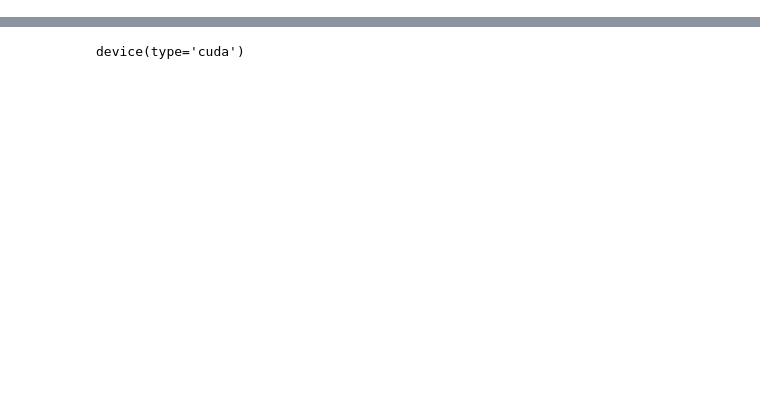
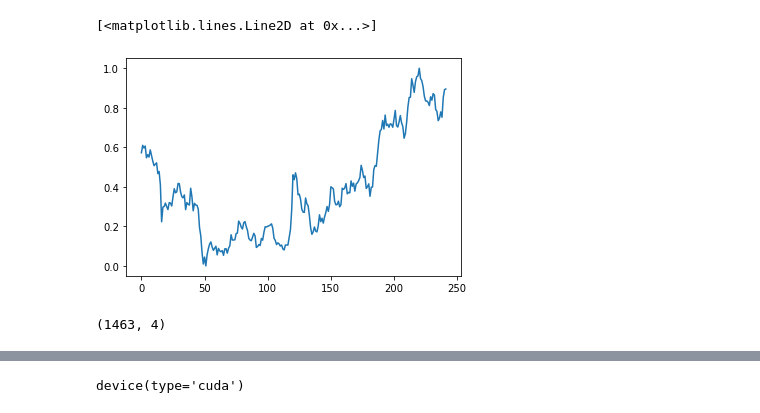
Before and after one commit to jkt6113/dl_final_pj, a Jupyter notebook: play.ipynb, the cells around one changed output, grey strips where cells are left out. Drawn from its saved outputs; the diff is of its cells as text; code cells hidden in the pictures; blank space fills up the shorter version.

```diff
--- a/play.ipynb
+++ b/play.ipynb
@@ -119,0 +104,12 @@ test.plot(x='datetime', y='open')
+# %%
+test_000001_4_col_df = test_000001_df[["open", "close", "high", "low"]]
+test_000001_4_col_df = min_max_scaler.fit_transform(test_000001_4_col_df)
+# %%
+plt.plot(test_000001_4_col_df[:,1])
+# %% [output]
+[<matplotlib.lines.Line2D at 0x...>]
+[figure, added]
+# %%
+train_000001_4col_df.shape
+# %% [output]
+(1463, 4)
```
Also changed, not shown: parts of 107 cells of this notebook.
